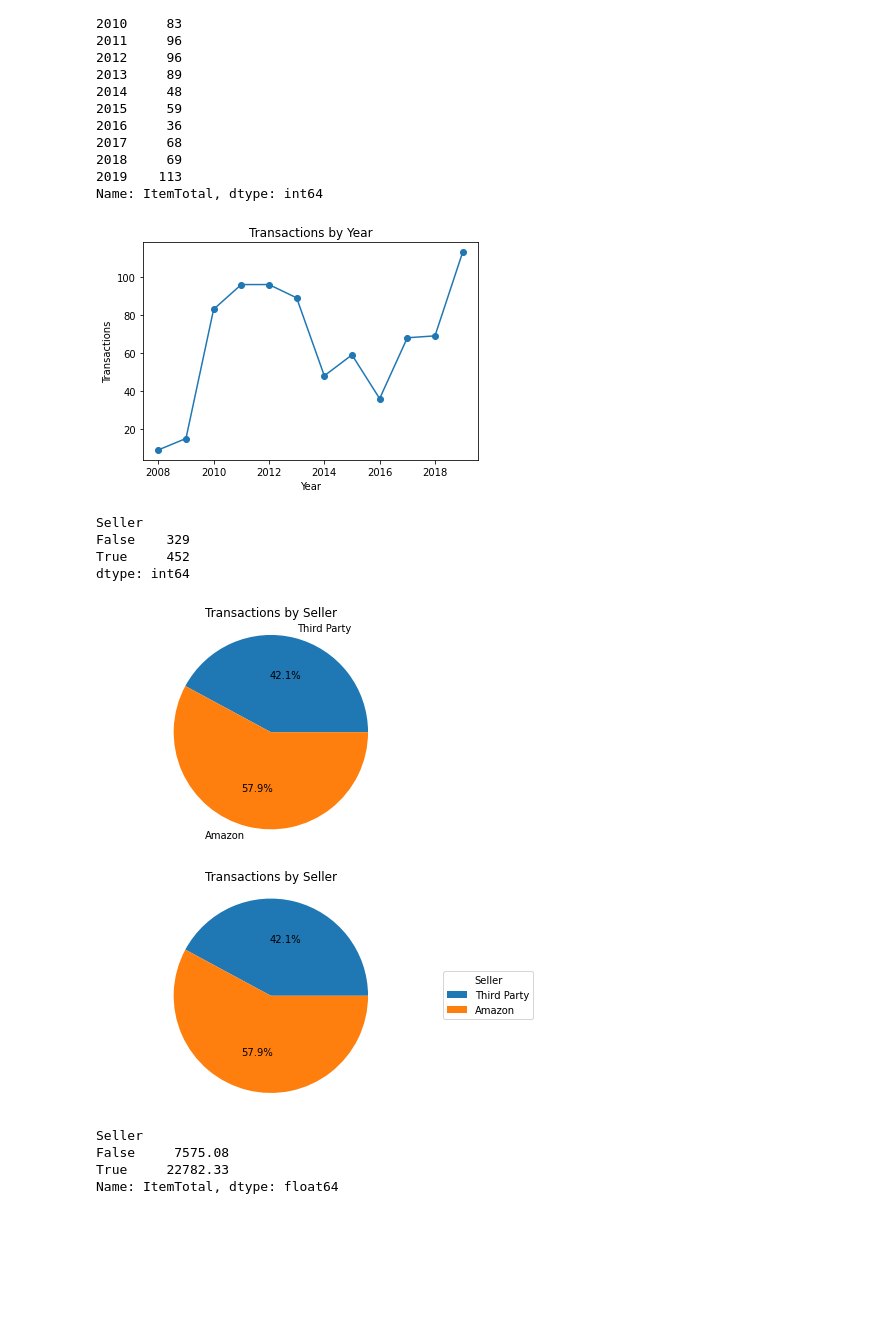
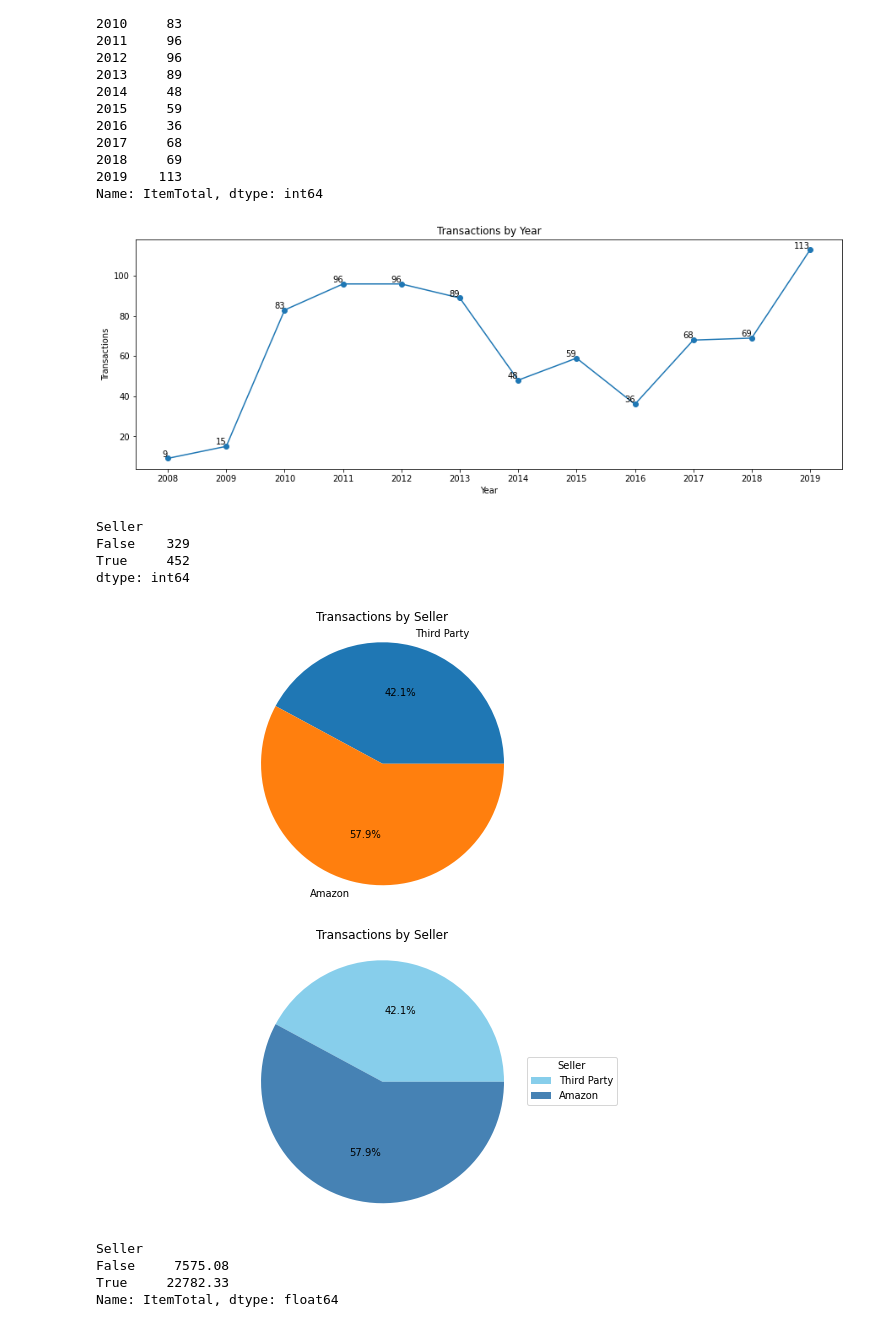
Before and after one commit to AmitSamra/AmazonOrderHistoryAirflow, a Jupyter notebook: AmazonOrderHistoryAirflow_input.ipynb, the cells around one changed output. Cells and saved outputs as stored; diff of their text form; code cells hidden in the pictures; blank space fills up the shorter version.

```diff
--- a/AmazonOrderHistoryAirflow_input.ipynb
+++ b/AmazonOrderHistoryAirflow_input.ipynb
@@ -288,15 +287,21 @@ df_OrderMonthName
 # %%
 fig,ax = plt.subplots(figsize = (15,5))
 ax.bar(df_OrderMonthName.MonthName, df_OrderMonthName.ItemTotal)
-ax.set_title("Purchases by Month")
+ax.set_title('Purchases by Month')
 
-ax.set_xlabel("Month")
+# x-axis
+ax.set_xlabel('Month')
 plt.xticks([x for x in df_OrderMonthName.MonthName])
 
+# y-axis
 ax.set_ylabel('$ Amount')
 ax.yaxis.set_major_formatter(
     ticker.FuncFormatter(lambda y,p: format(int(y), ','))
 )
 
+# labels
 for i,j in zip(df_OrderMonthName.MonthName, df_OrderMonthName.ItemTotal):
-    ax.annotate(format(int()))
+    ax.annotate(format(int(j), ','), xy=(i,j), va='bottom', ha='center')
+
+plt.show()
+#ax.figure.savefig('./img/PurchasesByMonth.png', bbox_inches='tight', dpi=150)
@@ -323,15 +330,28 @@ OrderYear
 2019    113
 Name: ItemTotal, dtype: int64
 # %%
-fig,ax = plt.subplots()
+fig,ax = plt.subplots(figsize = (15,5))
 ax.plot(df_TransYear.index, df_TransYear.values, marker = 'o')
+ax.set_title('Transactions by Year')
+
+# x-axis
 ax.set_xlabel('Year')
+plt.xticks([x for x in df_TransYear.index])
+
+# y-axis
 ax.set_ylabel('Transactions')
-ax.set_title('Transactions by Year')
+ax.yaxis.set_major_formatter(
+    ticker.FuncFormatter(lambda y,p: format(int(y), ','))
+)
+
+# labels
+for i,j in zip(df_TransYear.index, df_TransYear.values):
+    ax.annotate(format(int(j)), xy=(i,j), va='bottom', ha='right')
+
 plt.show()
 #ax.figure.savefig('./img/TransactionsByYear.png', bbox_inches='tight', dpi=150)
 # %% [output]
-[figure, old version]
+[figure, new version]
 # %%
 # Transactions by Seller
 
@@ -345,29 +365,29 @@ False    329
 True     452
 dtype: int64
 # %%
-fig,ax = plt.subplots()
+fig,ax = plt.subplots(figsize = (10,5))
 ax.pie(df_TransSeller.values, labels = ['Third Party', 'Amazon'], autopct = '%1.1f%%')
 ax.set_title('Transactions by Seller')
 ax.axis('equal')
 plt.show()
 # %% [output]
-[figure, old version]
+[figure, new version]
 # %%
-fig, ax = plt.subplots()
-ax.pie(df_TransSeller.values, autopct = '%1.1f%%')
+fig, ax = plt.subplots(figsize = (10,5))
+ax.pie(df_TransSeller.values, autopct = '%1.1f%%', colors = ['skyblue', 'steelblue'])
 ax.legend(
     #df_TransSeller.index,
     title = 'Seller',
     labels = ['Third Party', 'Amazon'],
     loc = 'center left',
-    bbox_to_anchor = (1,0,0.5,1)
+    bbox_to_anchor = (0.75,0,0.5,1)
 )
 ax.set_title('Transactions by Seller')
 ax.axis('equal')
 plt.show()
 #ax.figure.savefig('./img/TransactionsBySeller.png', bbox_inches='tight', dpi=150)
 # %% [output]
-[figure, old version]
+[figure, new version]
 # %%
 # Purchases by Seller
 
```
Also changed, not shown: parts of 5 cells of this notebook.
